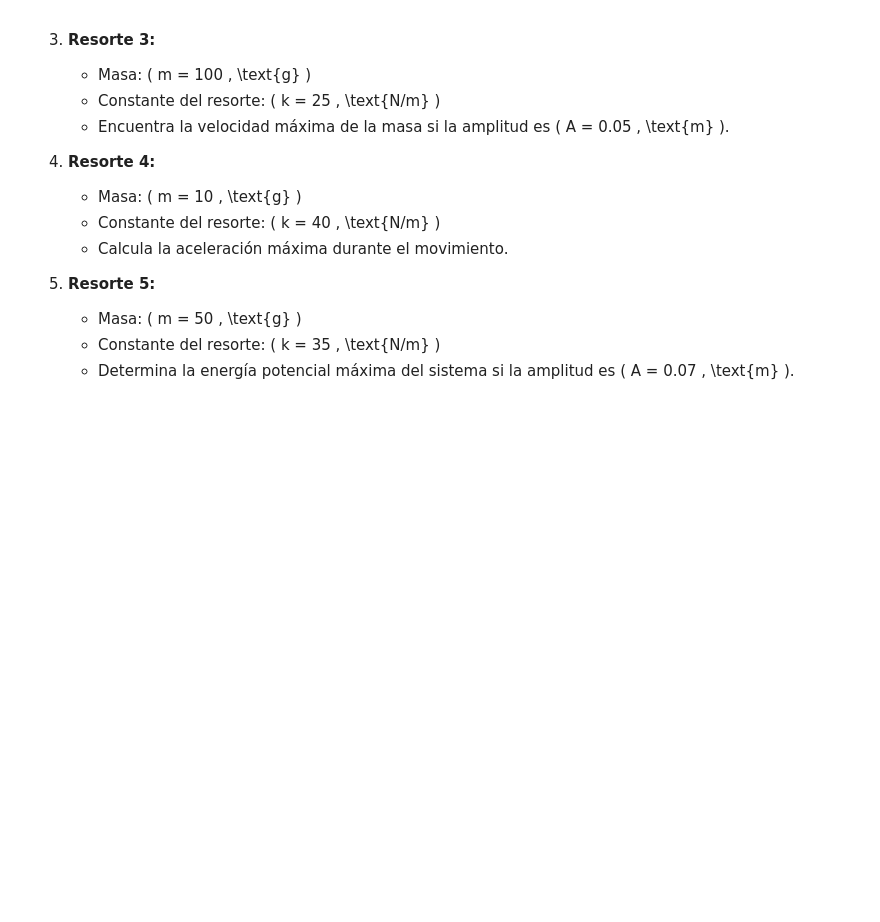
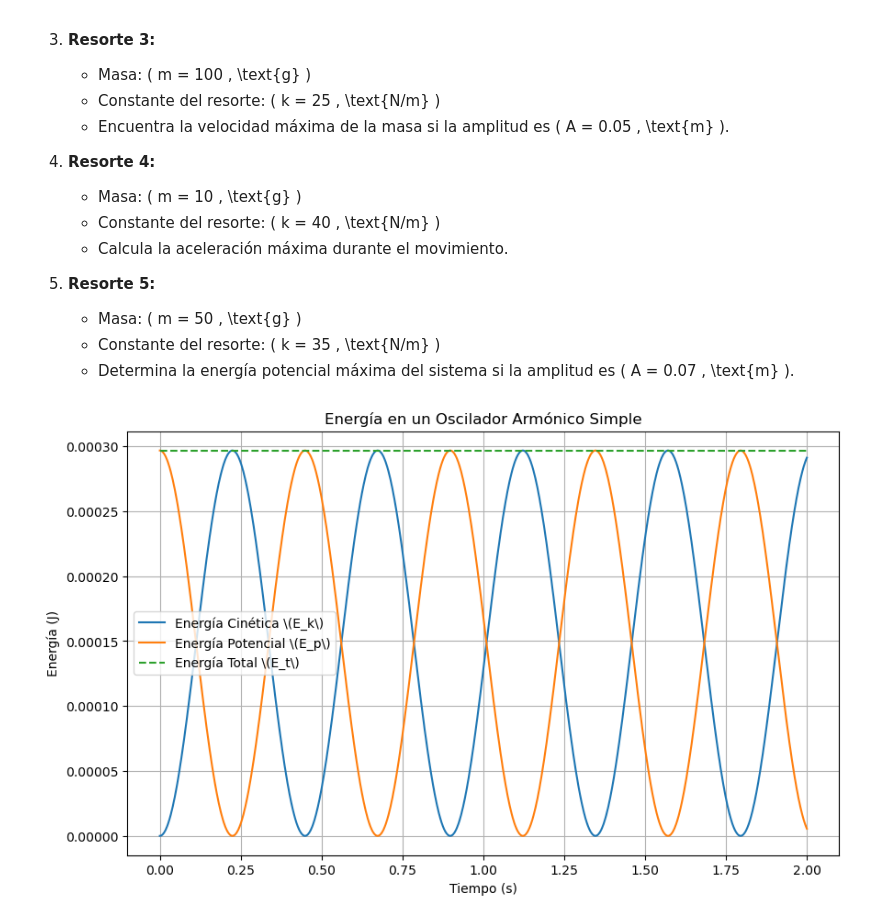
Before and after one commit to ui4054/Cuadernos, a Jupyter notebook: FisicaOndasElect/MAS.ipynb, the cells around one changed output. Saved outputs shown, nothing was run; the diff lists cells and outputs as text; code cells hidden in the pictures; blank space fills up the shorter version.

```diff
--- a/FisicaOndasElect/MAS.ipynb
+++ b/FisicaOndasElect/MAS.ipynb
@@ -360,3 +360,35 @@ plt.show()
    - Masa: \( m = 50 \, \text{g} \)
    - Constante del resorte: \( k = 35 \, \text{N/m} \)
    - Determina la energía potencial máxima del sistema si la amplitud es \( A = 0.07 \, \text{m} \).
+# %%
+### oscilador armionico en pendulo.
+import numpy as np
+import matplotlib.pyplot as plt
+
+# Parámetros
+l = 0.2 # longitud de la cuerda
+m = 0.5 # masa puntual de objeto
+I = m*l*l  # Momento de Inercia rotacion
+g = 9.8   # Constante gravitacional
+omega = np.sqrt(g / l)  # Frecuencia angular en rad/s
+A = 0.1 *(1-np.cos(omega))  # Amplitud en metros
+t = np.linspace(0, 2 , 1000)  # Tiempo desde 0 a 10 segundos
+#t = 0
+# Energías
+Ek = 0.5 * I * (A * omega * np.sin(omega * t))**2  # Energía cinética
+Ep = 0.5 *m *g * l* (A * np.cos(omega * t))**2  # Energía potencial
+Et = Ek + Ep  # Energía total (constante)
+
+# Gráficas
+plt.figure(figsize=(10, 6))
+plt.plot(t, Ek, label='Energía Cinética \(E_k\)')
+plt.plot(t, Ep, label='Energía Potencial \(E_p\)')
+plt.plot(t, Et, label='Energía Total \(E_t\)', linestyle='--')
+plt.xlabel('Tiempo (s)')
+plt.ylabel('Energía (J)')
+plt.title('Energía en un Oscilador Armónico Simple')
+plt.legend()
+plt.grid(True)
+plt.show()
+# %% [output]
+[figure, added]
```
Also changed, not shown: parts of 1 cell of this notebook.
